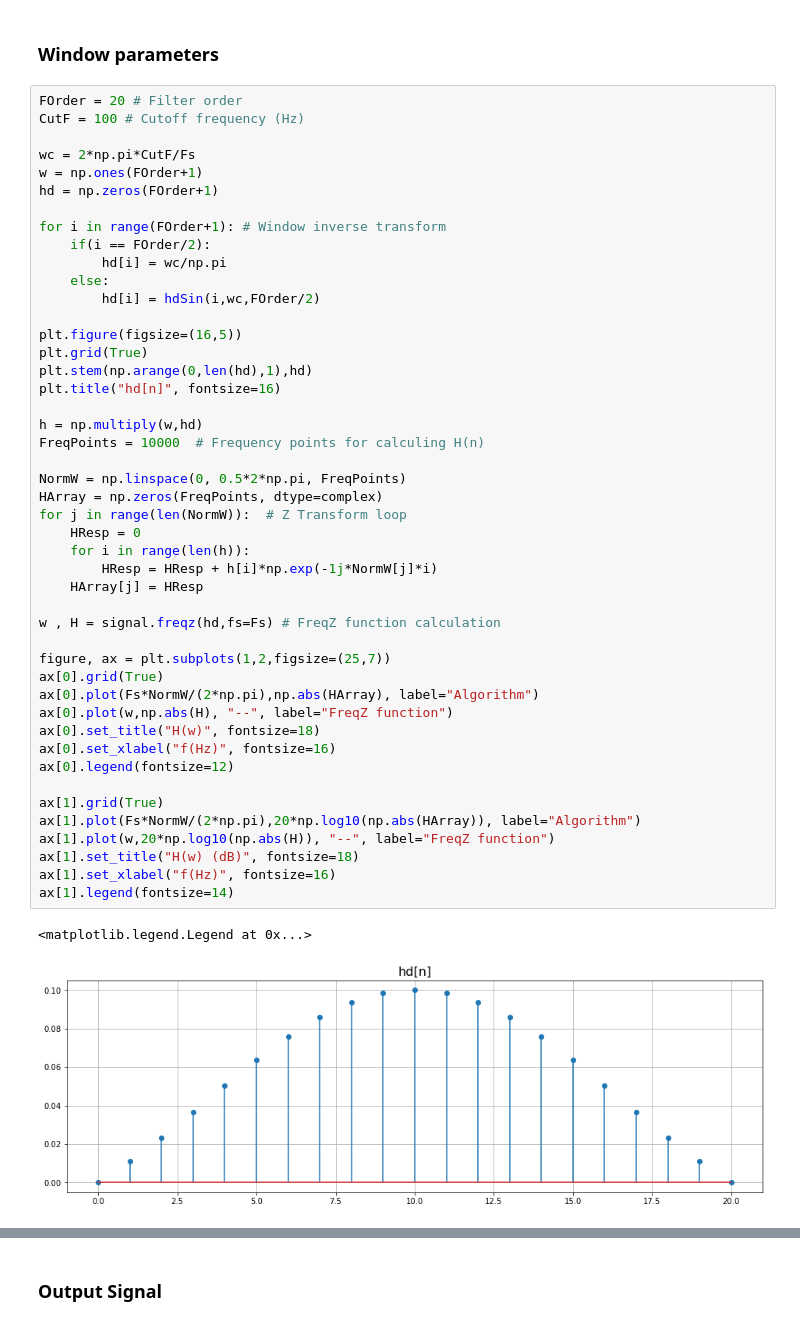
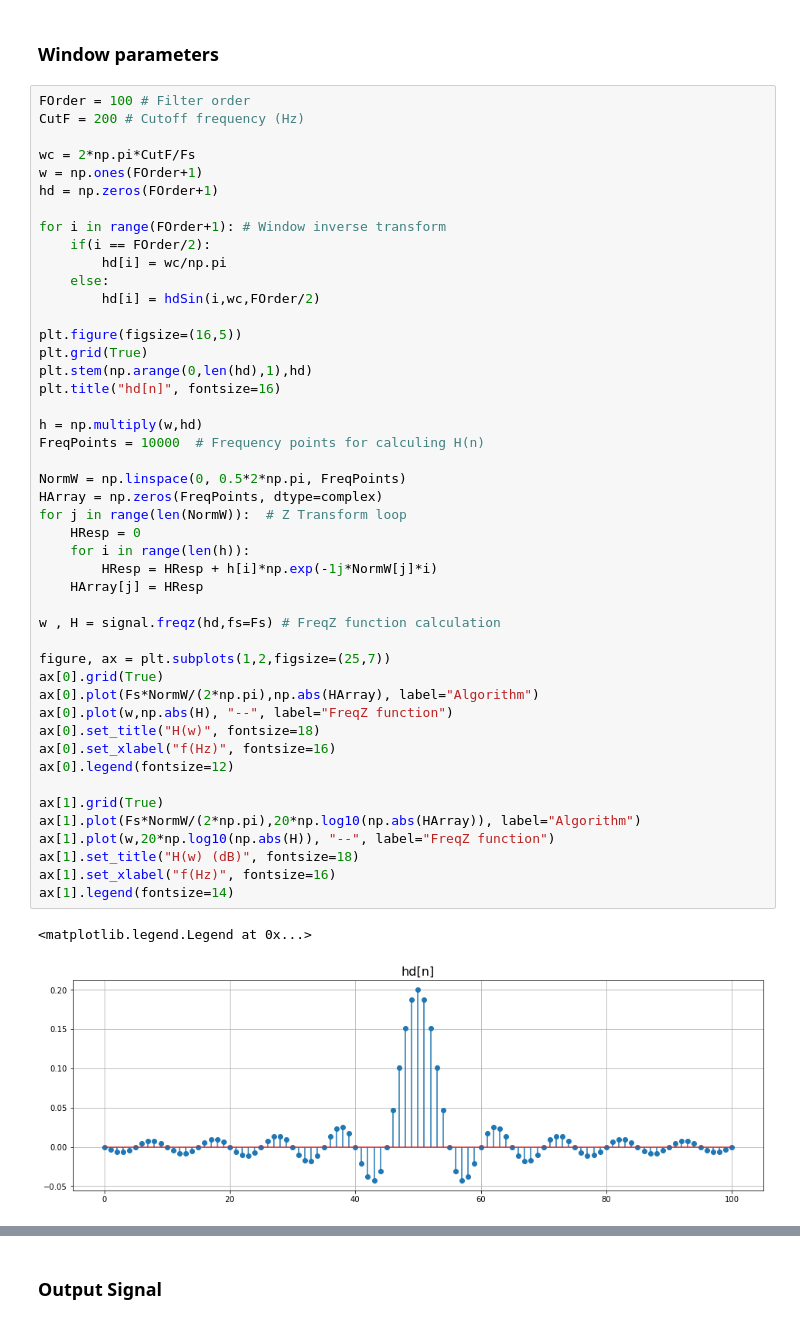
Before and after one commit to CaioRodrigues200/Signal_Processing, a Jupyter notebook: Atividades/Filter.ipynb, the cells around one changed output, grey strips where cells are left out. Drawn from its saved outputs; the diff is of its cells as text.

Commit message:
FIlter v3

```diff
--- a/Atividades/Filter.ipynb
+++ b/Atividades/Filter.ipynb
@@ -38,8 +38,8 @@ Text(0.5, 1.0, 'Function Y')
 # %% [markdown]
 ### Window parameters
 # %%
-FOrder = 20 # Filter order
-CutF = 100 # Cutoff frequency (Hz)
+FOrder = 100 # Filter order
+CutF = 200 # Cutoff frequency (Hz)
 
 wc = 2*np.pi*CutF/Fs
 w = np.ones(FOrder+1)
@@ -58,31 +58,31 @@ plt.title("hd[n]", fontsize=16)
 
 h = np.multiply(w,hd)
 FreqPoints = 10000  # Frequency points for calculing H(n)
 
 NormW = np.linspace(0, 0.5*2*np.pi, FreqPoints)
 HArray = np.zeros(FreqPoints, dtype=complex)
 for j in range(len(NormW)):  # Z Transform loop
     HResp = 0
     for i in range(len(h)):
         HResp = HResp + h[i]*np.exp(-1j*NormW[j]*i)
     HArray[j] = HResp
 
 w , H = signal.freqz(hd,fs=Fs) # FreqZ function calculation
 
 figure, ax = plt.subplots(1,2,figsize=(25,7))
 ax[0].grid(True)
 ax[0].plot(Fs*NormW/(2*np.pi),np.abs(HArray), label="Algorithm")
 ax[0].plot(w,np.abs(H), "--", label="FreqZ function")
 ax[0].set_title("H(w)", fontsize=18)
 ax[0].set_xlabel("f(Hz)", fontsize=16)
 ax[0].legend(fontsize=12)
 
 ax[1].grid(True)
 ax[1].plot(Fs*NormW/(2*np.pi),20*np.log10(np.abs(HArray)), label="Algorithm")
 ax[1].plot(w,20*np.log10(np.abs(H)), "--", label="FreqZ function")
 ax[1].set_title("H(w) (dB)", fontsize=18)
 ax[1].set_xlabel("f(Hz)", fontsize=16)
 ax[1].legend(fontsize=14)
 # %% [output]
 <matplotlib.legend.Legend at 0x...>
-[figure, old version]
+[figure, new version]
```
Also changed, not shown: parts of 5 cells of this notebook.
